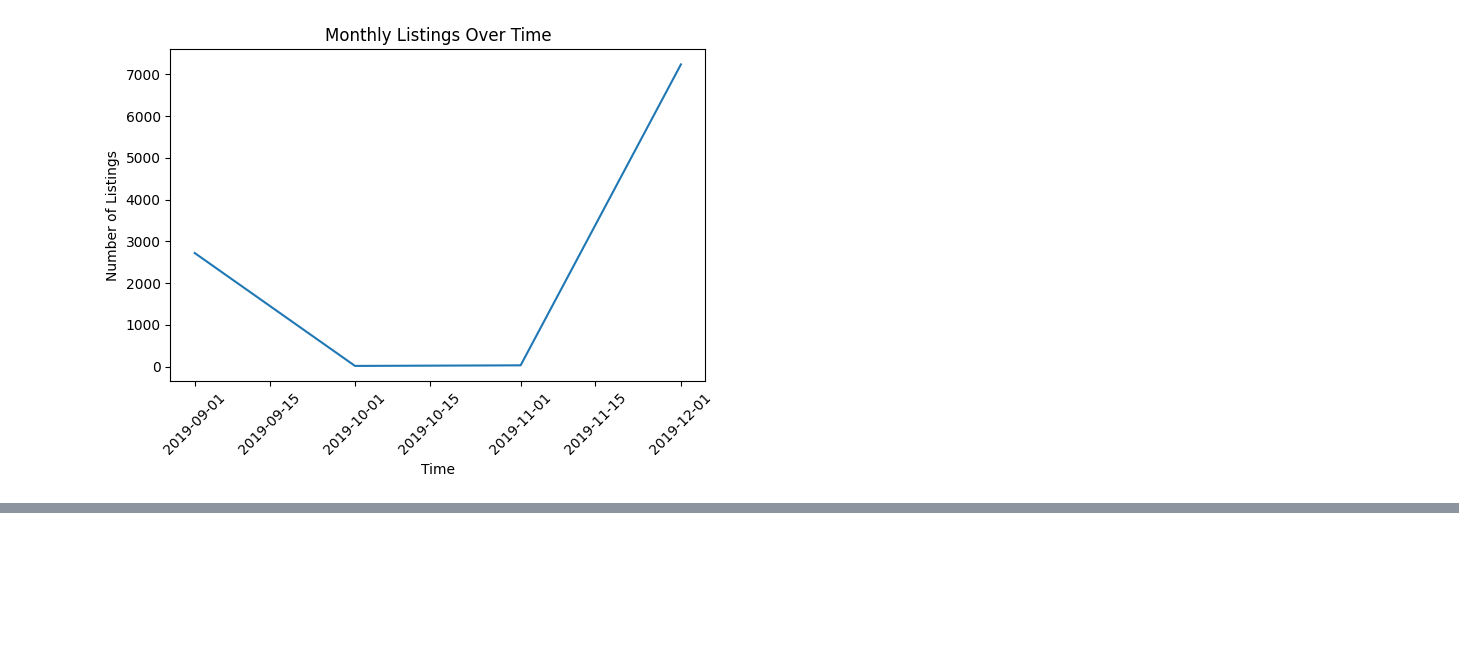
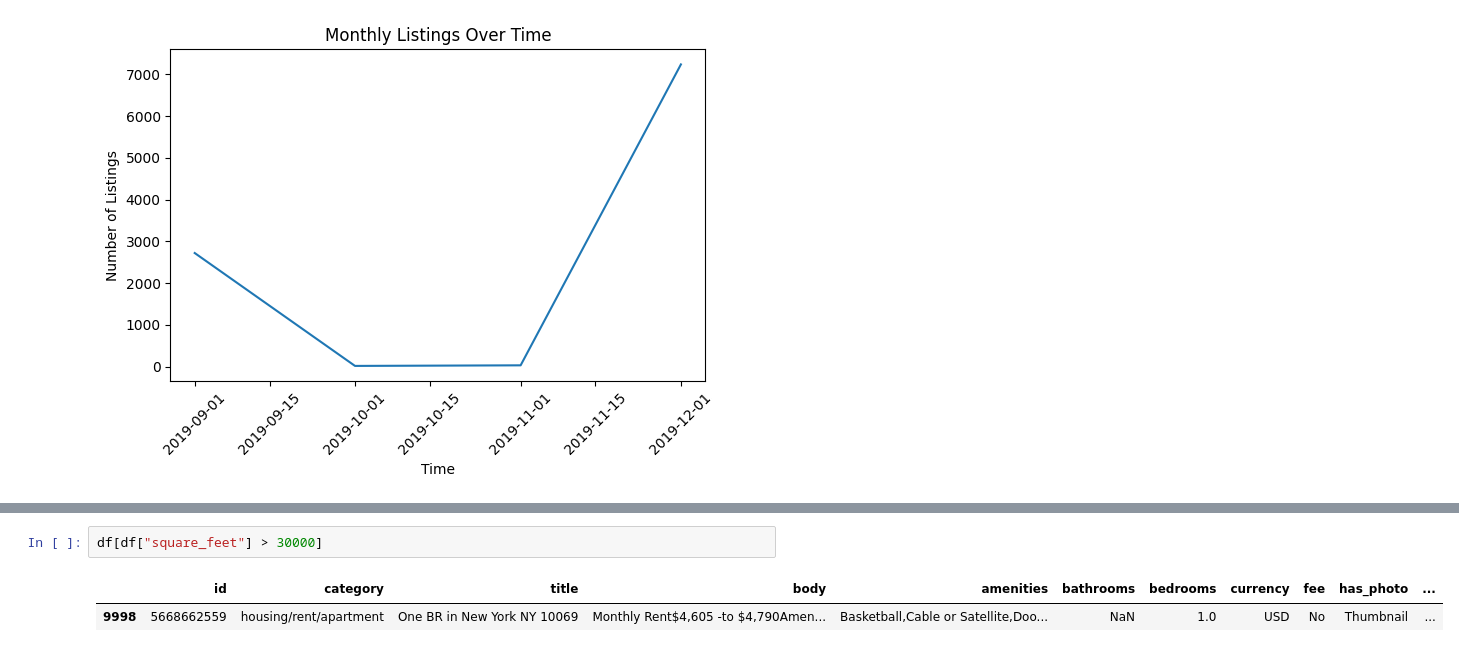
Before and after one commit to darrelljing21/ITEC4305-project, a Jupyter notebook: rent.ipynb, the cells around one changed output, grey strips where cells are left out. Cells and saved outputs as stored; diff of their text form; blank space fills up the shorter version.

```diff
--- a/rent.ipynb
+++ b/rent.ipynb
@@ -317,0 +415,5 @@ plt.show()
+# %%
+df[df["square_feet"] > 30000]
+# %% [output]
+|  | id | category | title | body | amenities | bathrooms | bedrooms | currency | fee | has_photo | ... |
+| 9998 | 5668662559 | housing/rent/apartment | One BR in New York NY 10069 | Monthly Rent$4,605 -to $4,790Amen... | Basketball,Cable or Satellite,Doo... | NaN | 1.0 | USD | No | Thumbnail | ... |
```
Also changed, not shown: parts of 7 cells of this notebook.
